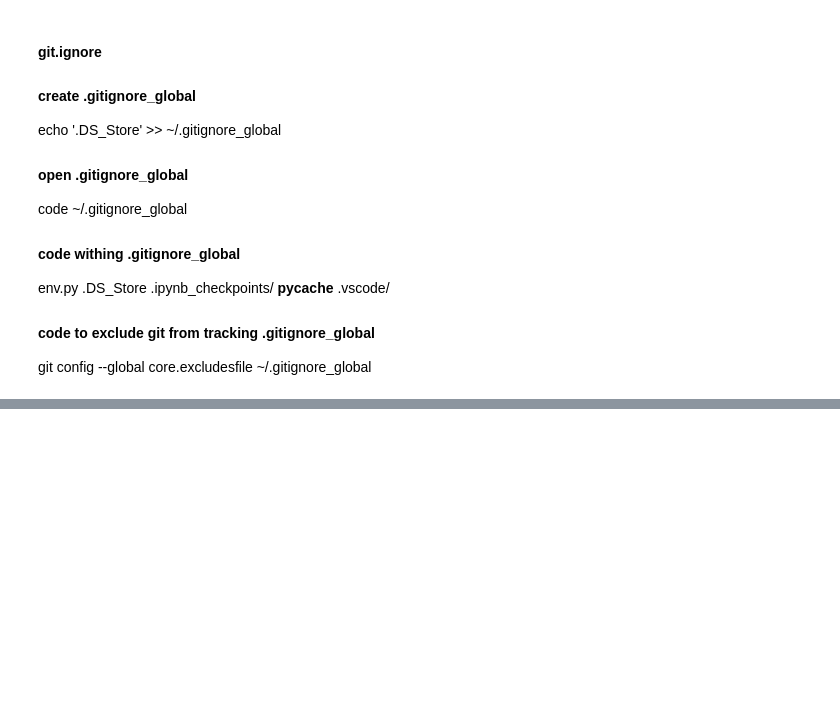
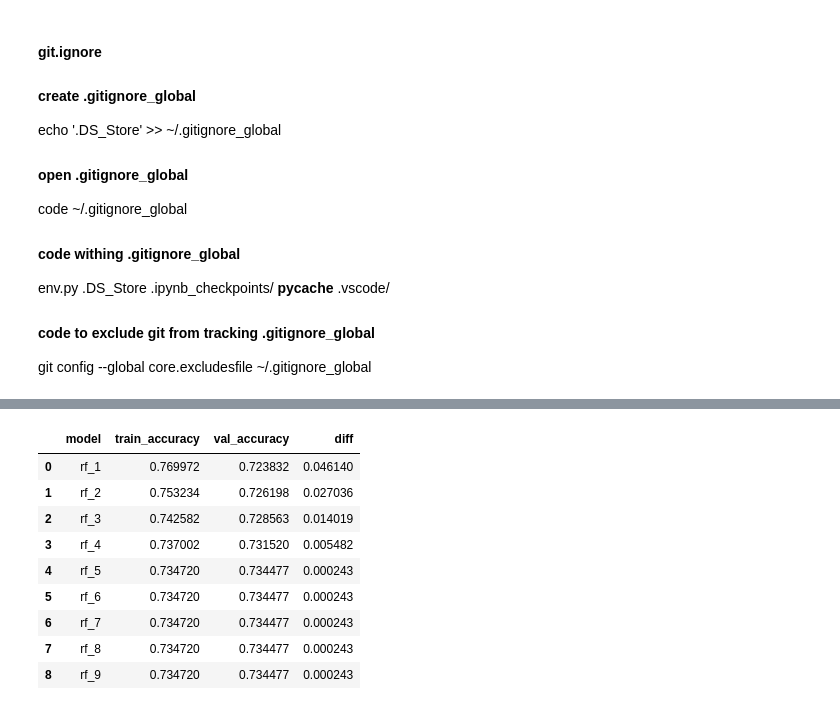
Before and after one commit to adriananuncio/classification_project, a Jupyter notebook: work.ipynb, the cells around one changed output, grey strips where cells are left out. Cells and saved outputs as stored; diff of their text form; code cells hidden in the pictures; blank space fills up the shorter version.

```diff
--- a/work.ipynb
+++ b/work.ipynb
@@ -517,0 +730,21 @@ Name: has_online_secur, dtype: int64
+# %%
+accuracy_df = pd.DataFrame(
+ {
+     'model':[model for model in rf_model_dict],
+     'train_accuracy':[rf_model_dict[model]['train_score'] for model in rf_model_dict],
+     'val_accuracy': [rf_model_dict[model]['val_score'] for model in rf_model_dict],
+     'diff': [rf_model_dict[model]['val_diff'] for model in rf_model_dict]
+ }
+)
+accuracy_df
+# %% [output]
+|  | model | train_accuracy | val_accuracy | diff |
+| 0 | rf_1 | 0.769972 | 0.723832 | 0.046140 |
+| 1 | rf_2 | 0.753234 | 0.726198 | 0.027036 |
+| 2 | rf_3 | 0.742582 | 0.728563 | 0.014019 |
+| 3 | rf_4 | 0.737002 | 0.731520 | 0.005482 |
+| 4 | rf_5 | 0.734720 | 0.734477 | 0.000243 |
+| 5 | rf_6 | 0.734720 | 0.734477 | 0.000243 |
+| 6 | rf_7 | 0.734720 | 0.734477 | 0.000243 |
+| 7 | rf_8 | 0.734720 | 0.734477 | 0.000243 |
+| 8 | rf_9 | 0.734720 | 0.734477 | 0.000243 |
```
Also changed, not shown: parts of 63 cells of this notebook.
